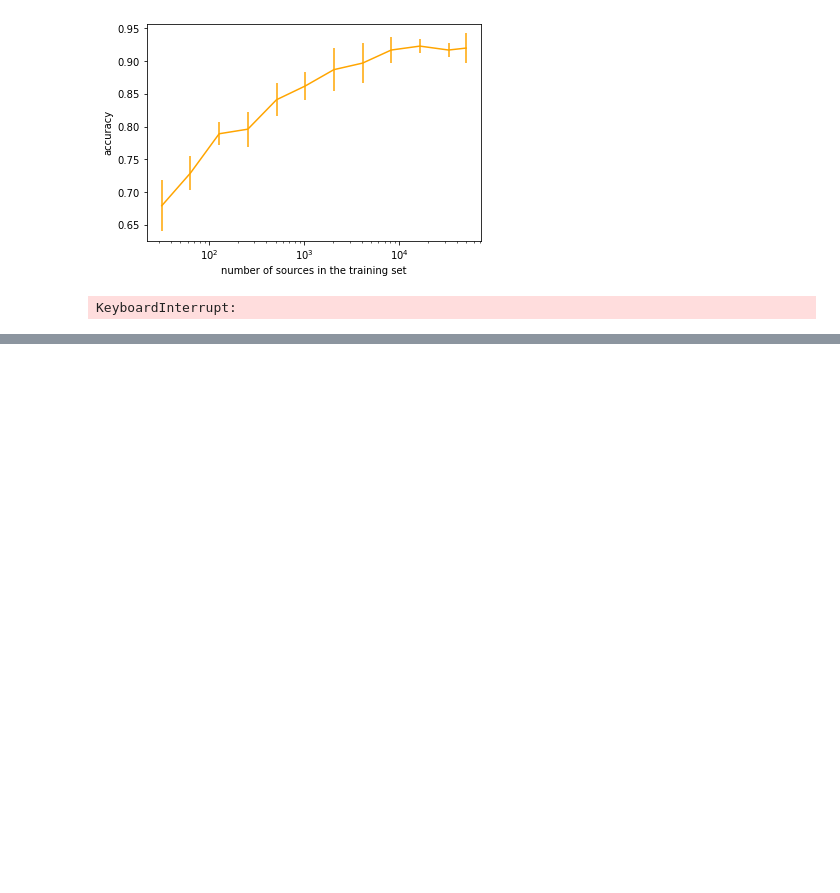
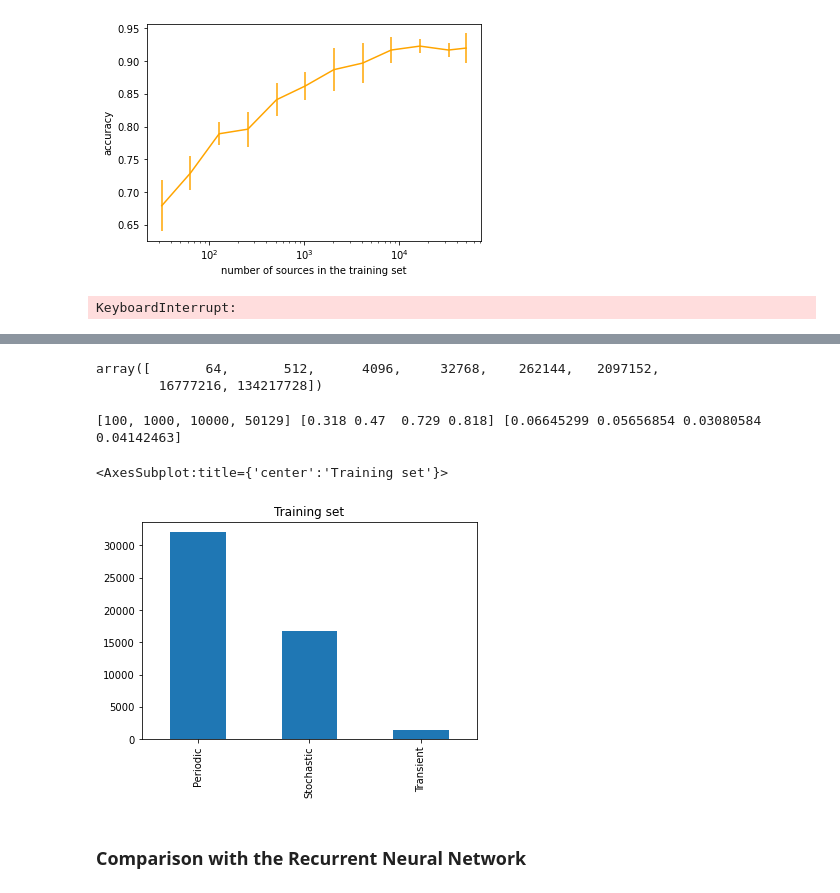
Before and after one commit to guille-c/ALeRCE_ML_DL, a Jupyter notebook: ALeRCE_ML_DL.ipynb, the cells around one changed output, grey strips where cells are left out. Drawn from its saved outputs; the diff is of its cells as text; code cells hidden in the pictures; blank space fills up the shorter version.

```diff
--- a/ALeRCE_ML_DL.ipynb
+++ b/ALeRCE_ML_DL.ipynb
@@ -183,0 +202,3 @@ df_labels.head()
+# %%
+for l in df_labels['top_label'].unique():
+    print (df_labels['classALeRCE'][df_labels['top_label'] == l].value_counts())
@@ -269,3 +326,15 @@ Wall time: 531 ms
+# %%
+if not "top_label" in df_train.columns:
+    df_train = df_train.merge(df_labels[['oid', 'top_label']], how = "inner", right_on='oid', left_on='oid')
+    df_train.to_parquet ("data/train_set.parquet")
+if not "top_label" in df_train_ss.columns:
+    df_train_ss = df_train_ss.merge(df_labels[['oid', 'top_label']], how = "inner", right_on='oid', left_on='oid')
+    df_train_ss.to_parquet ("data/train_set_ss.parquet")
+if not "top_label" in df_test.columns:
+    df_test = df_test.merge(df_labels[['oid', 'top_label']], how = "inner", right_on='oid', left_on='oid')
+    df_test.to_parquet ("data/test_set.parquet")
+
+    #df_features = df_features.merge()
 # %%
 print (df_test['classALeRCE'].value_counts())
 df_test['classALeRCE'].value_counts().plot(kind='bar', title = "Test set")
@@ -1024,0 +1212,18 @@ Text(0, 0.5, 'galactic latitude')
+# %%
+8**np.arange(2, 10)
+# %% [output]
+array([       64,       512,      4096,     32768,    262144,   2097152,
+        16777216, 134217728])
+# %%
+print (Ns, scores, stds)
+# %% [output]
+[100, 1000, 10000, 50129] [0.318 0.47  0.729 0.818] [0.06645299 0.05656854 0.03080584 0.04142463]
+# %%
+#[100, 1000, 10000, 50129] [0.318 0.47  0.729 0.818] [0.06645299 0.05656854 0.03080584 0.04142463]
+
+df_train_ss['top_label'].value_counts().plot(kind='bar', title = "Training set")
+# %% [output]
+<AxesSubplot:title={'center':'Training set'}>
+[figure, added]
+# %% [markdown]
+### Comparison with the Recurrent Neural Network
```
Also changed, not shown: parts of 121 cells of this notebook.
